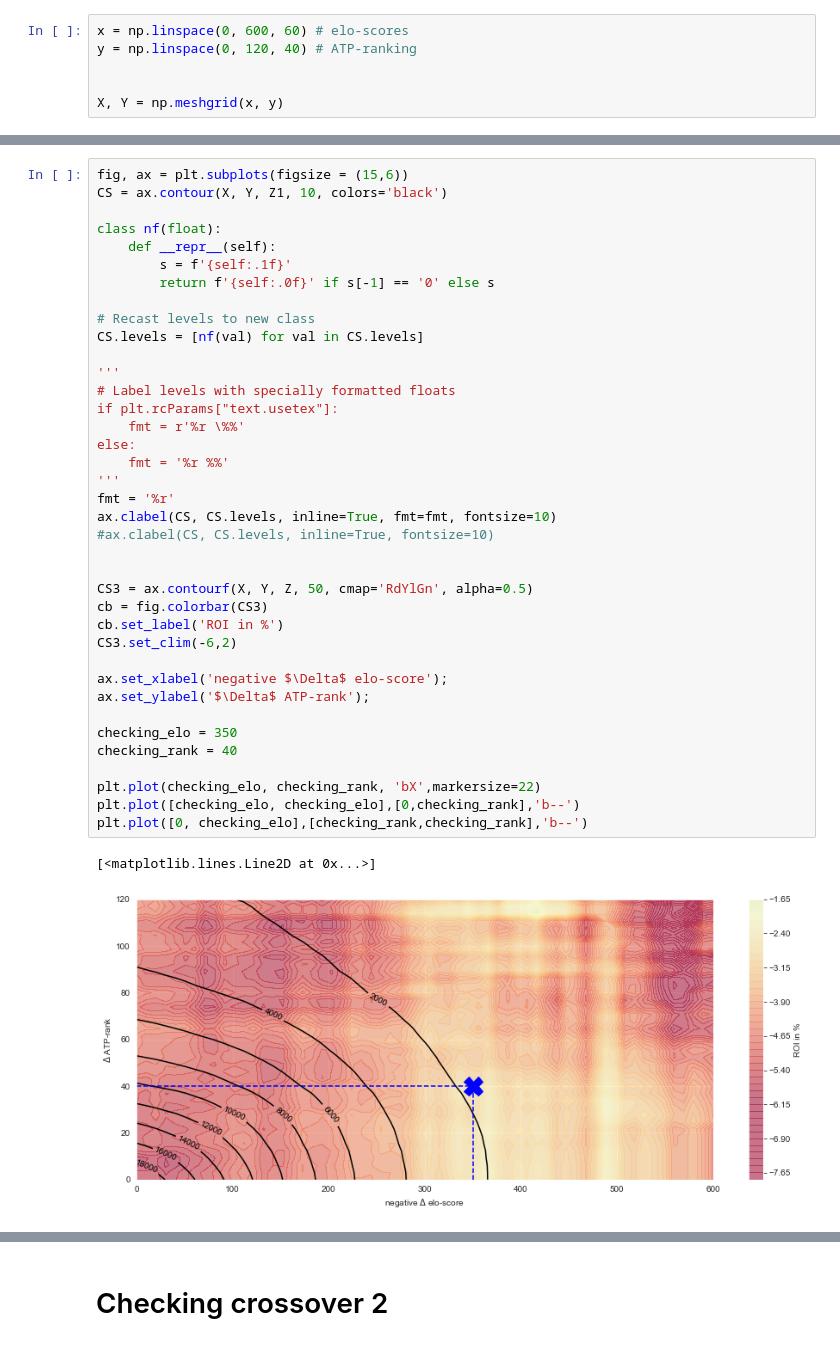
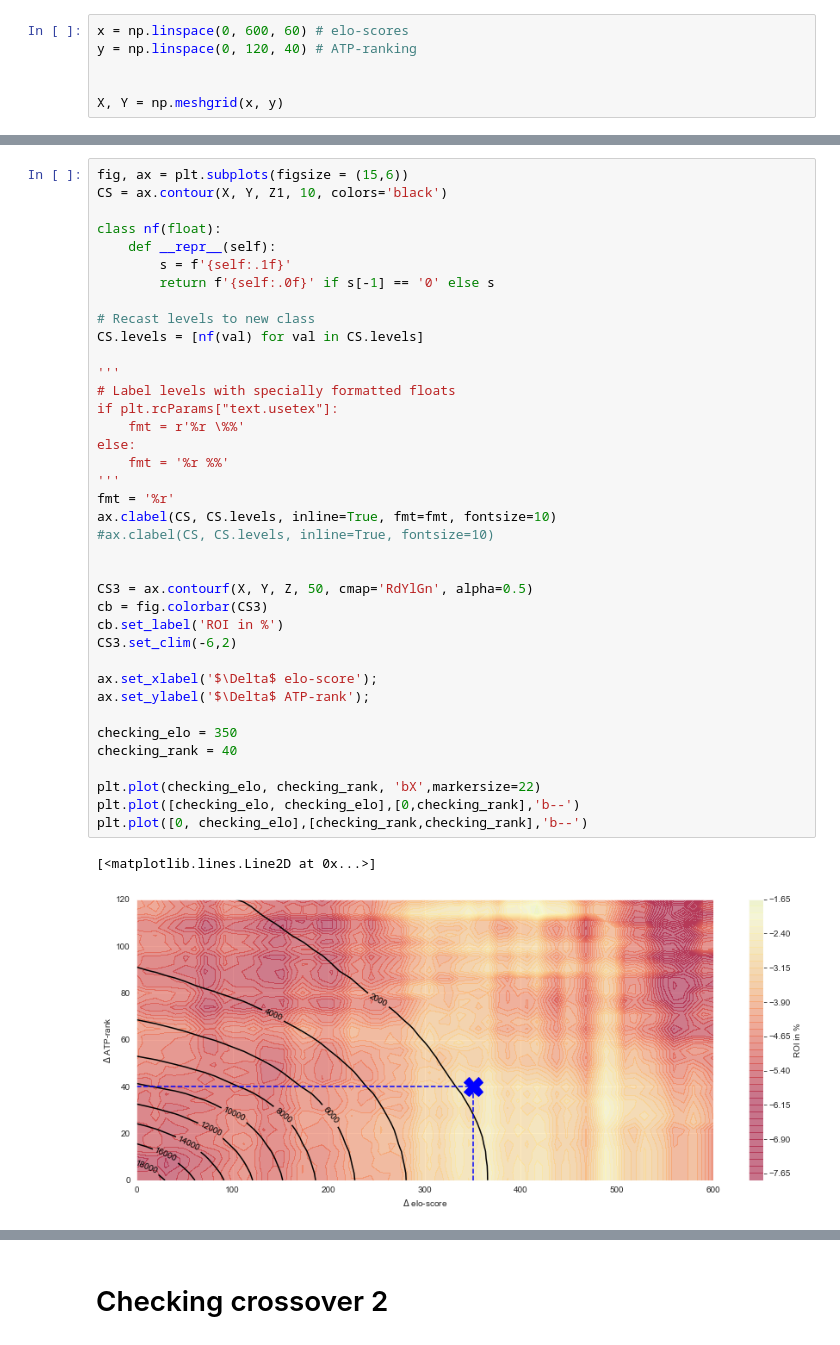
Before and after one commit to Supernowae/capstone, a Jupyter notebook: development/development_contourplot.ipynb, the cells around one changed output, grey strips where cells are left out. Cells and saved outputs as stored; diff of their text form.

```diff
--- a/development/development_contourplot.ipynb
+++ b/development/development_contourplot.ipynb
@@ -91,35 +97,35 @@ class nf(float):
 # Recast levels to new class
 CS.levels = [nf(val) for val in CS.levels]
 
 '''
 # Label levels with specially formatted floats
 if plt.rcParams["text.usetex"]:
     fmt = r'%r \%%'
 else:
     fmt = '%r %%'
 '''
 fmt = '%r'
 ax.clabel(CS, CS.levels, inline=True, fmt=fmt, fontsize=10)
 #ax.clabel(CS, CS.levels, inline=True, fontsize=10)
 
 
 CS3 = ax.contourf(X, Y, Z, 50, cmap='RdYlGn', alpha=0.5)
 cb = fig.colorbar(CS3)
 cb.set_label('ROI in %')
 CS3.set_clim(-6,2)
 
-ax.set_xlabel('negative $\Delta$ elo-score');
+ax.set_xlabel('$\Delta$ elo-score');
 ax.set_ylabel('$\Delta$ ATP-rank');
 
 checking_elo = 350
 checking_rank = 40
 
 plt.plot(checking_elo, checking_rank, 'bX',markersize=22)
 plt.plot([checking_elo, checking_elo],[0,checking_rank],'b--')
 plt.plot([0, checking_elo],[checking_rank,checking_rank],'b--')
 # %% [output]
 [<matplotlib.lines.Line2D at 0x...>]
-[figure, old version]
+[figure, new version]
 # %%
 #rnd = 0
 thr = None
```
Also changed, not shown: parts of 5 cells of this notebook, 10 other files.
